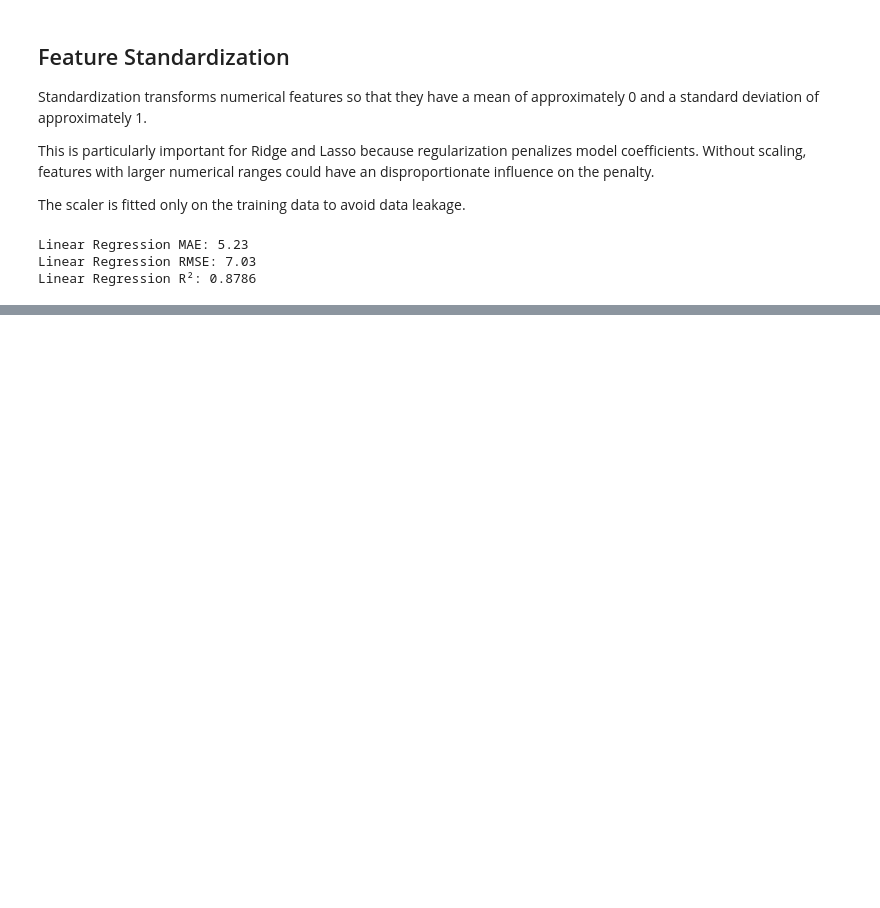
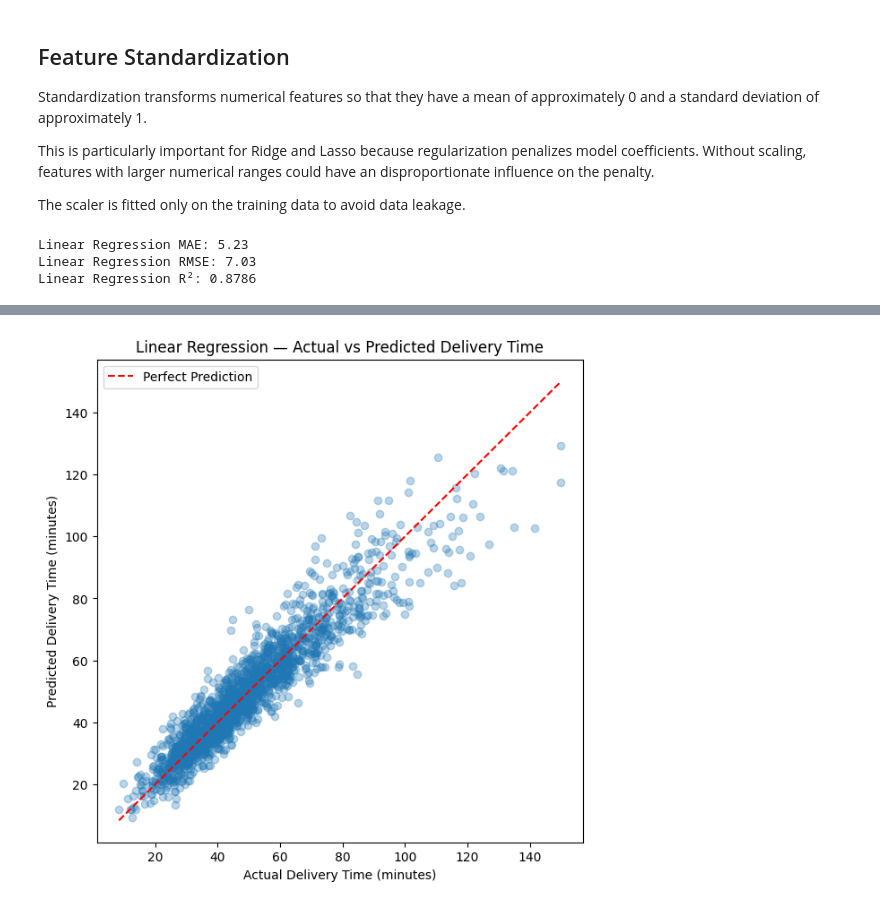
Before and after one commit to pragnav-work/ML_project_1, a Jupyter notebook: notebooks/04_delivery_prediction.ipynb, the cells around one changed output, grey strips where cells are left out. Saved outputs shown, nothing was run; the diff lists cells and outputs as text; code cells hidden in the pictures; blank space fills up the shorter version.

Commit message:
add updated delivery_prediction_notebook

```diff
--- a/notebooks/04_delivery_prediction.ipynb
+++ b/notebooks/04_delivery_prediction.ipynb
@@ -690,0 +704,32 @@ Linear Regression R²: 0.8786
+# %%
+# Plot actual delivery time (x-axis) vs predicted delivery time (y-axis)
+
+plt.figure(figsize=(7, 7))
+
+plt.scatter(
+    y_test,
+    linear_predictions,
+    alpha=0.3
+)
+
+# Add a diagonal reference line representing perfect prediction
+
+min_val = min(y_test.min(), linear_predictions.min())
+max_val = max(y_test.max(), linear_predictions.max())
+
+plt.plot(
+    [min_val, max_val],
+    [min_val, max_val],
+    color='red',
+    linestyle='--',
+    label='Perfect Prediction'
+)
+
+plt.xlabel('Actual Delivery Time (minutes)')
+plt.ylabel('Predicted Delivery Time (minutes)')
+plt.title('Linear Regression — Actual vs Predicted Delivery Time')
+plt.legend()
+
+plt.show()
+# %% [output]
+[figure, added]
```
Also changed, not shown: parts of 24 cells of this notebook.
